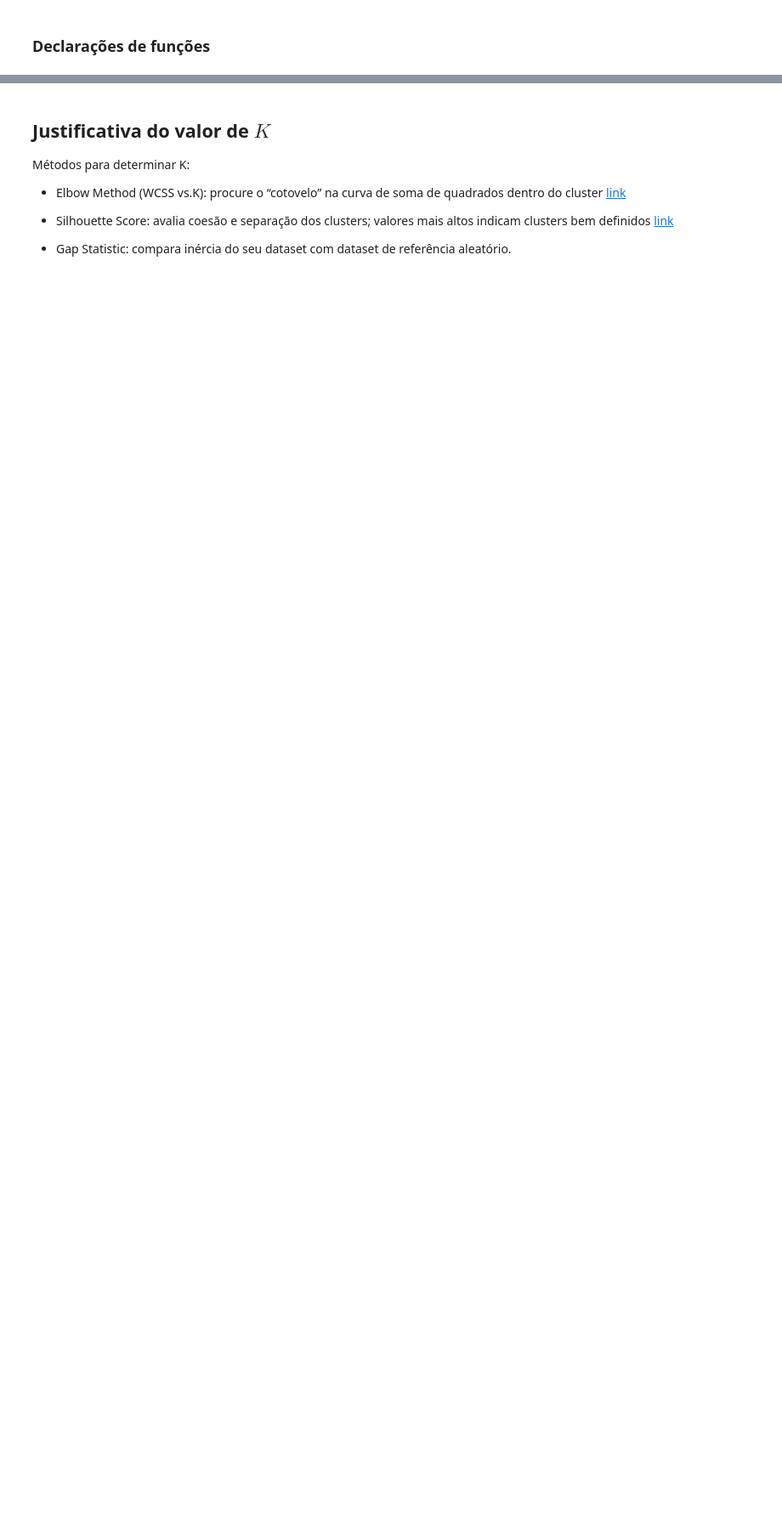
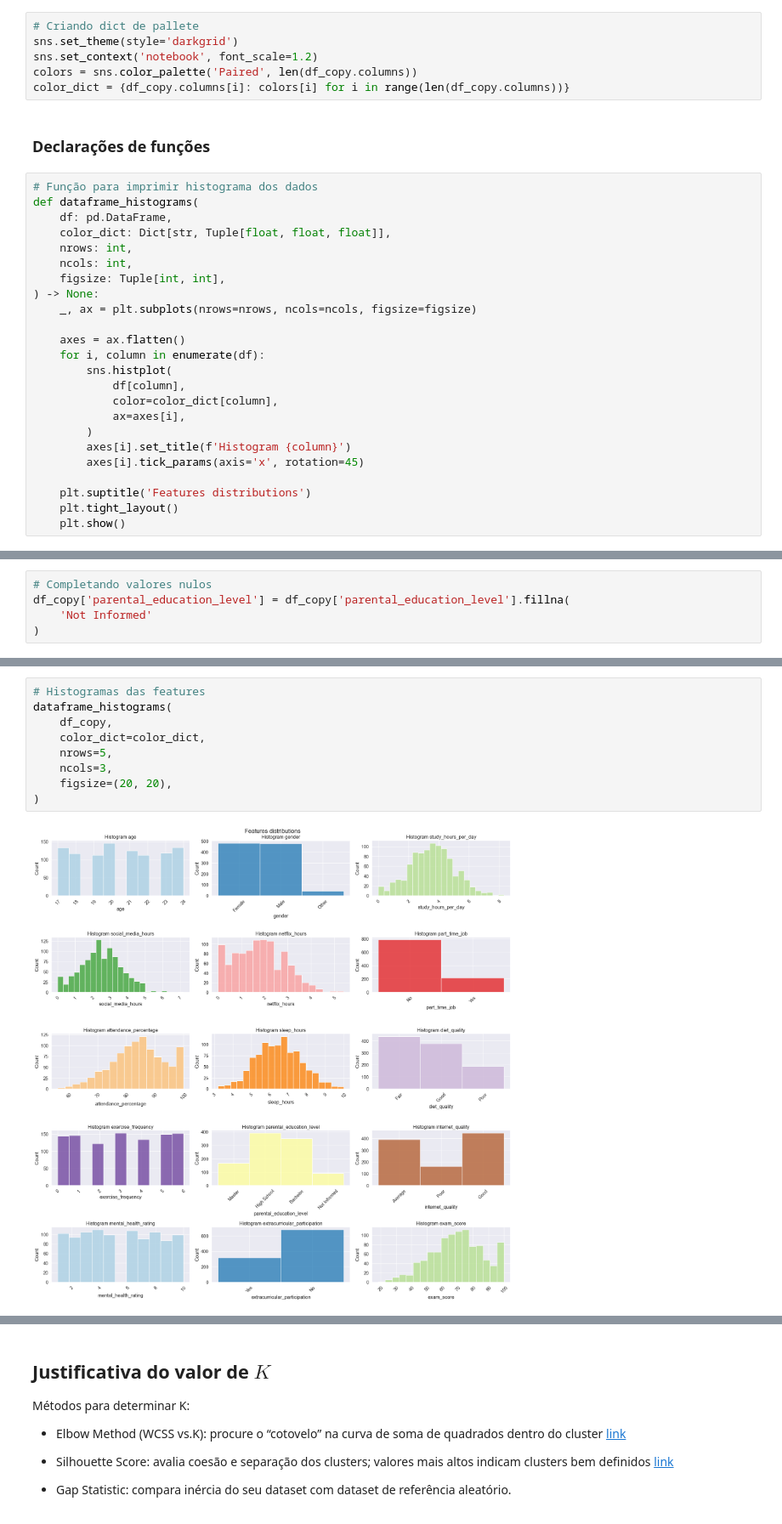
Before and after one commit to figredos/cis-trainee, a Jupyter notebook: 2-clusterizacao/notebooks/clusterizacao.ipynb, the cells around one changed output, grey strips where cells are left out. Shown at 85% size. Cells and saved outputs as stored; diff of their text form; blank space fills up the shorter version.

```diff
--- a/2-clusterizacao/notebooks/clusterizacao.ipynb
+++ b/2-clusterizacao/notebooks/clusterizacao.ipynb
@@ -31,2 +83,32 @@ https://chatgpt.com/share/6821eda7-00f4-8006-9abd-43bdd7df4be1
+# %%
+# Criando dict de pallete
+sns.set_theme(style='darkgrid')
+sns.set_context('notebook', font_scale=1.2)
+colors = sns.color_palette('Paired', len(df_copy.columns))
+color_dict = {df_copy.columns[i]: colors[i] for i in range(len(df_copy.columns))}
 # %% [markdown]
 ### Declarações de funções
+# %%
+# Função para imprimir histograma dos dados
+def dataframe_histograms(
+    df: pd.DataFrame,
+    color_dict: Dict[str, Tuple[float, float, float]],
+    nrows: int,
+    ncols: int,
+    figsize: Tuple[int, int],
+) -> None:
+    _, ax = plt.subplots(nrows=nrows, ncols=ncols, figsize=figsize)
+
+    axes = ax.flatten()
+    for i, column in enumerate(df):
+        sns.histplot(
+            df[column],
+            color=color_dict[column],
+            ax=axes[i],
+        )
+        axes[i].set_title(f'Histogram {column}')
+        axes[i].tick_params(axis='x', rotation=45)
+
+    plt.suptitle('Features distributions')
+    plt.tight_layout()
+    plt.show()
@@ -38,0 +288,5 @@ https://chatgpt.com/share/6821eda7-00f4-8006-9abd-43bdd7df4be1
+# %%
+# Completando valores nulos
+df_copy['parental_education_level'] = df_copy['parental_education_level'].fillna(
+    'Not Informed'
+)
@@ -38,0 +336,11 @@ https://chatgpt.com/share/6821eda7-00f4-8006-9abd-43bdd7df4be1
+# %%
+# Histogramas das features
+dataframe_histograms(
+    df_copy,
+    color_dict=color_dict,
+    nrows=5,
+    ncols=3,
+    figsize=(20, 20),
+)
+# %% [output]
+[figure, added]
```
Also changed, not shown: parts of 44 cells of this notebook.
